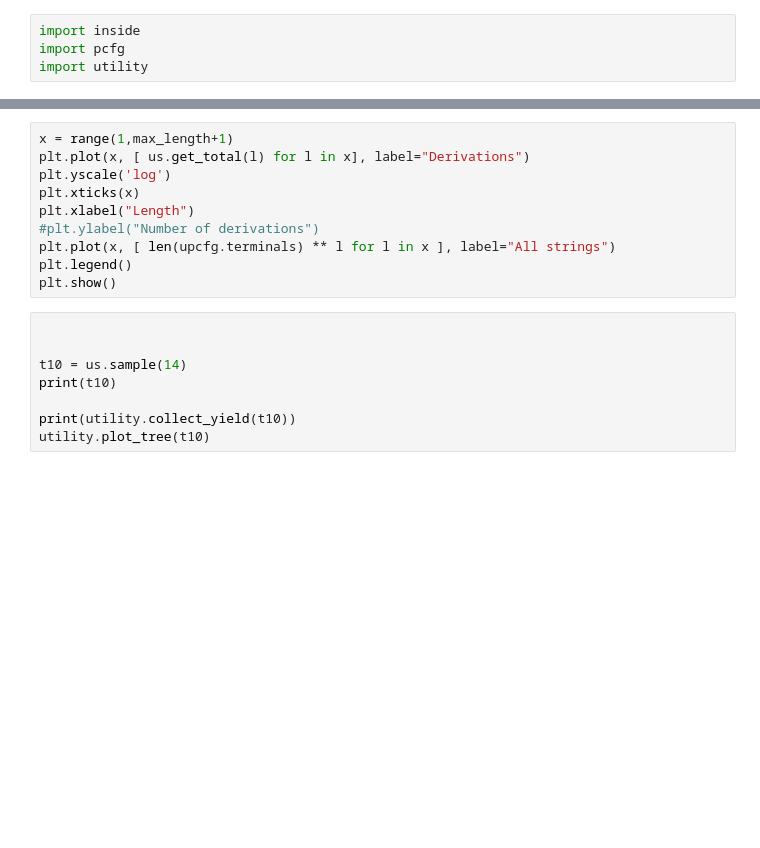
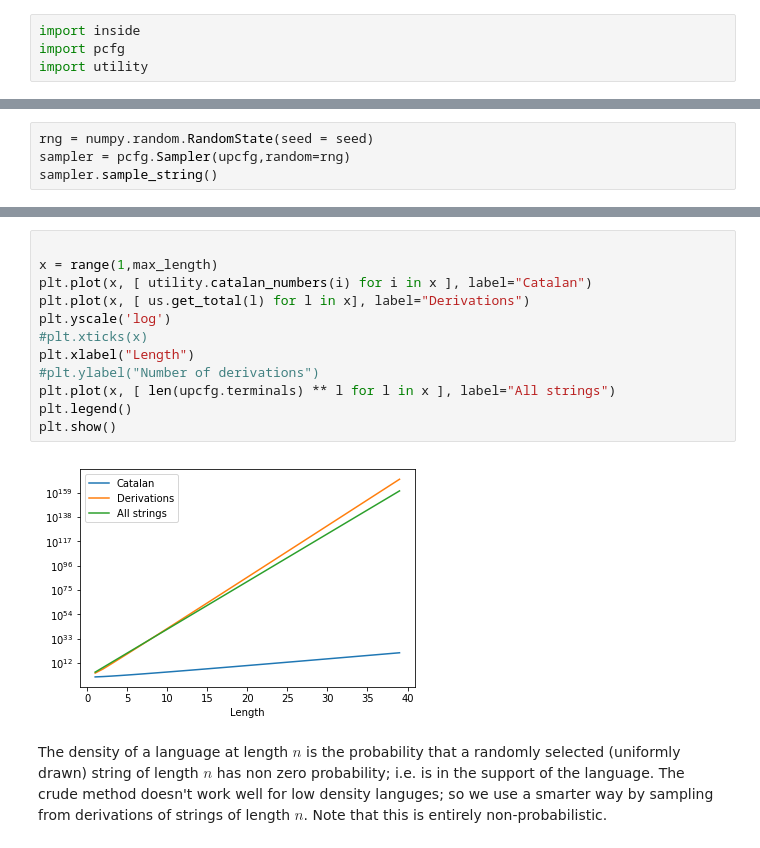
Before and after one commit to alexc17/syntheticpcfg, a Jupyter notebook: notebooks/example.ipynb, the cells around one changed output, grey strips where cells are left out. Saved outputs shown, nothing was run; the diff lists cells and outputs as text; blank space fills up the shorter version.

```diff
--- a/notebooks/example.ipynb
+++ b/notebooks/example.ipynb
@@ -44,0 +73,4 @@ us = uniformsampler.UniformSampler(upcfg,max_length)
+# %%
+rng = numpy.random.RandomState(seed = seed)
+sampler = pcfg.Sampler(upcfg,random=rng)
+sampler.sample_string()
@@ -45,21 +175,20 @@ us = uniformsampler.UniformSampler(upcfg,max_length)
 # %%
-x = range(1,max_length+1)
+
+x = range(1,max_length)
+plt.plot(x, [ utility.catalan_numbers(i) for i in x ], label="Catalan")
 plt.plot(x, [ us.get_total(l) for l in x], label="Derivations")
 plt.yscale('log')
-plt.xticks(x)
+#plt.xticks(x)
 plt.xlabel("Length")
 #plt.ylabel("Number of derivations")
 plt.plot(x, [ len(upcfg.terminals) ** l for l in x ], label="All strings")
 plt.legend()
 plt.show()
+# %% [output]
+[figure, added]
-# %%
-
-
-t10 = us.sample(14)
-print(t10)
-
-print(utility.collect_yield(t10))
-utility.plot_tree(t10)
+# %% [markdown]
+The density of a language at length $n$ is the probability that a randomly selected (uniformly drawn) string of length $n$ has non zero probability; i.e. is in the support of the language. The crude method doesn't work well for low density languges; so we use a smarter way by sampling from derivations of strings of length $n$.
+Note that this is entirely non-probabilistic.
 # %%
 x = []
 yc = []
```
Also changed, not shown: parts of 28 cells of this notebook.
